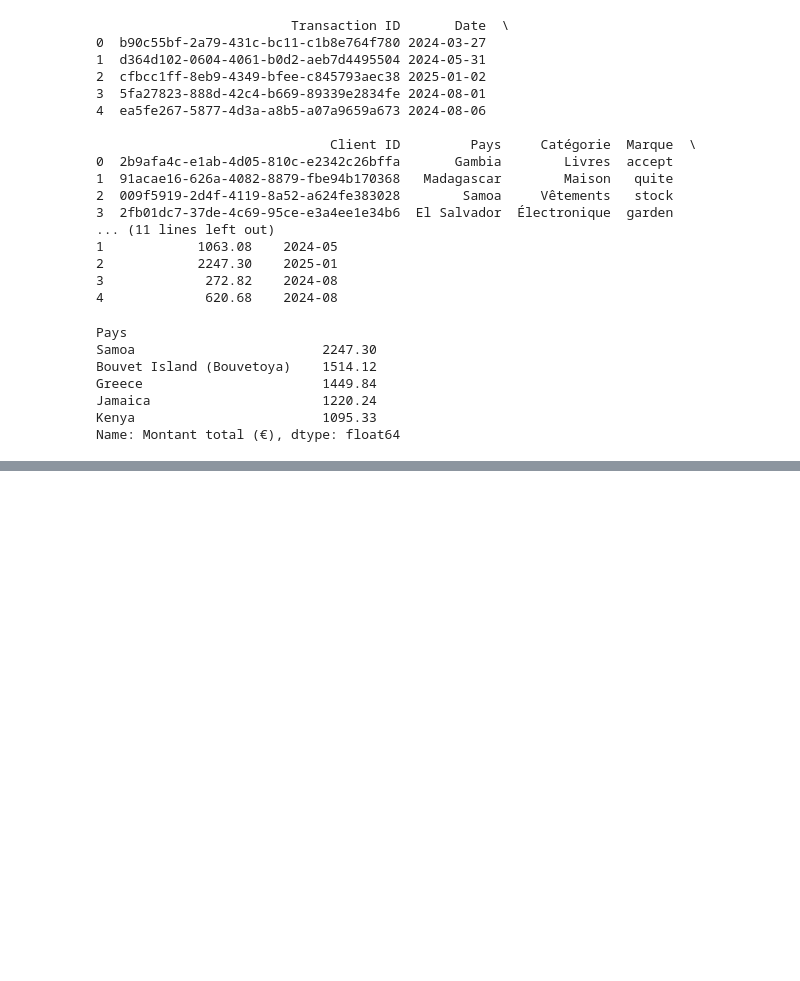
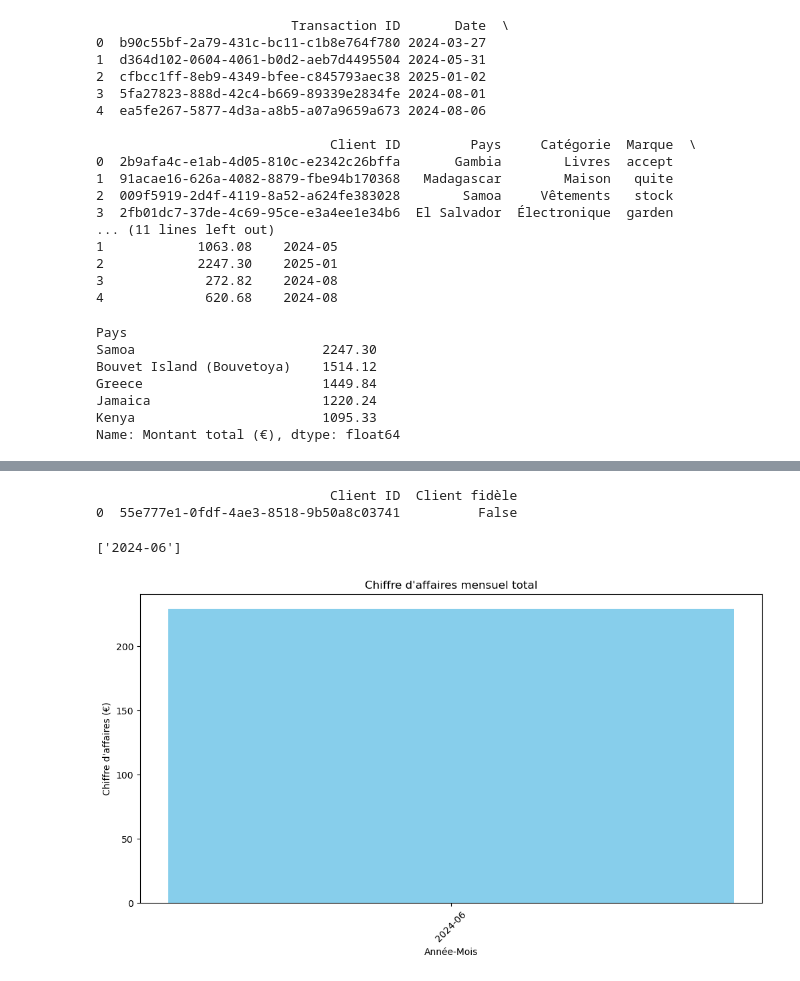
Before and after one commit to herminas/tpemployes, a Jupyter notebook: ecommerce.ipynb, the cells around one changed output, grey strips where cells are left out. Drawn from its saved outputs; the diff is of its cells as text; code cells hidden in the pictures; blank space fills up the shorter version.

```diff
--- a/ecommerce.ipynb
+++ b/ecommerce.ipynb
@@ -175,0 +419,62 @@ Name: Montant total (€), dtype: float64
+# %%
+# 14. Créer une colonne ‘Client fidèle’ : True si le client a effectué plus de 5 commandes.
+
+import pandas as pd
+
+# Charger le fichier Excel
+df = pd.read_excel("ecommerce_transactions_modifie.xlsx")
+
+# Nettoyer les noms de colonnes
+df.columns = df.columns.str.replace(r'\s+', ' ', regex=True).str.strip()
+
+# Compter le nombre de commandes par client
+commandes_par_client = df['Client ID'].value_counts()
+
+# Créer une colonne "Client fidèle" : True si le client a fait plus de 5 commandes
+df['Client fidèle'] = df['Client ID'].apply(lambda x: commandes_par_client[x] > 5)
+
+# Aperçu
+print(df[['Client ID', 'Client fidèle']].head())
+
+# Enregistrer dans un nouveau fichier Excel
+df.to_excel("ecommerce_transactions_modifie_client_fidele.xlsx", index=False)
+# %% [output]
+                              Client ID  Client fidèle
+0  55e777e1-0fdf-4ae3-8518-9b50a8c03741          False
+# %%
+
+# 15. Créer un graphique à barres montrant le chiffre d’affaires mensuel total.
+
+import pandas as pd
+import matplotlib.pyplot as plt
+
+# Charger le fichier Excel
+df = pd.read_excel("ecommerce_transactions_modifie.xlsx")
+
+print(df['Année-Mois'].unique())  # Vérifier les valeurs distinctes
+
+
+# Vérifier que la colonne "Année-Mois" est bien formatée
+df['Année-Mois'] = df['Année-Mois'].astype(str)
+
+# Calculer le chiffre d'affaires total par mois
+chiffre_affaires_mensuel = df.groupby('Année-Mois')['Montant total (€)'].sum()
+
+# Trier les mois pour un affichage chronologique
+chiffre_affaires_mensuel = chiffre_affaires_mensuel.sort_index()
+
+# Création du graphique
+plt.figure(figsize=(12,6))
+plt.bar(chiffre_affaires_mensuel.index, chiffre_affaires_mensuel, color='skyblue')
+
+# Ajouter les titres et labels
+plt.xlabel("Année-Mois")
+plt.ylabel("Chiffre d'affaires (€)")
+plt.title("Chiffre d'affaires mensuel total")
+plt.xticks(rotation=45)
+
+# Afficher le graphique
+plt.show()
+# %% [output]
+['2024-06']
+[figure, added]
```
Also changed, not shown: parts of 8 cells of this notebook, 2 other files.
